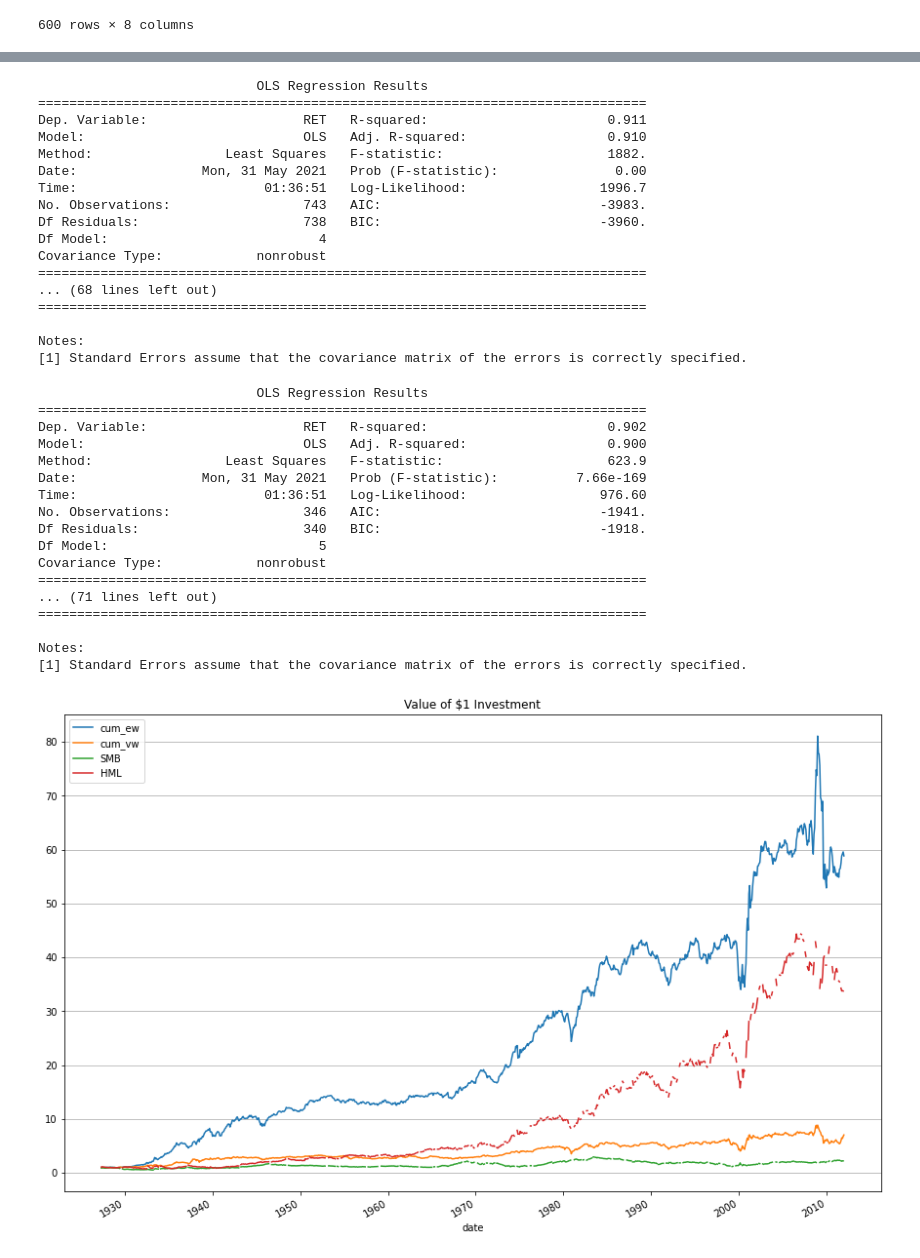
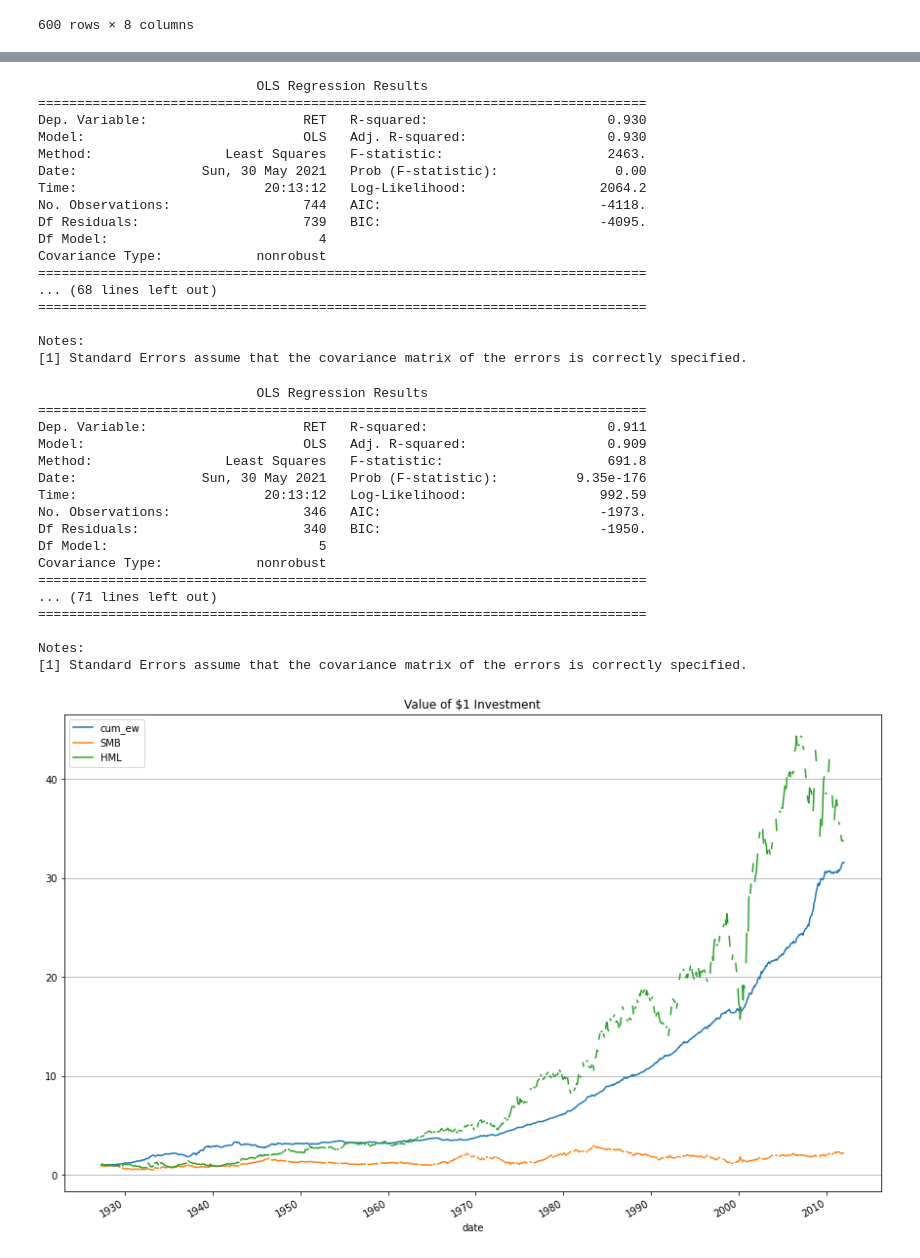
Before and after one commit to ptakchun/FINA4359-Project, a Jupyter notebook: table3.ipynb, the cells around one changed output, grey strips where cells are left out. Saved outputs shown, nothing was run; the diff lists cells and outputs as text; code cells hidden in the pictures.

```diff
--- a/table3.ipynb
+++ b/table3.ipynb
@@ -148,19 +147,12 @@ crsp_temp['lag_semi_annual_twl']=crsp_temp.groupby('CUSIP')['div_semi_annual'].s
 crsp_temp['lag_div_yr']=crsp_temp.groupby('CUSIP')['div_yr'].shift(12)
 
 g_mon = crsp_temp.groupby('CUSIP')['div_monthly']
+crsp_temp['lag_1']=g_mon.shift(1)
+crsp_temp['lag_4']=g_mon.shift(4)
+crsp_temp['lag_7']=g_mon.shift(7)
+crsp_temp['lag_10']=g_mon.shift(10)
 
-crsp_temp['lag_1']=g_mon.shift(1)
-crsp_temp['lag_2']=g_mon.shift(2)
-crsp_temp['lag_3']=g_mon.shift(3)
-crsp_temp['lag_4']=g_mon.shift(4)
-crsp_temp['lag_5']=g_mon.shift(5)
-crsp_temp['lag_6']=g_mon.shift(6)
-crsp_temp['lag_7']=g_mon.shift(7)
-crsp_temp['lag_8']=g_mon.shift(8)
-crsp_temp['lag_9']=g_mon.shift(9)
-crsp_temp['lag_10']=g_mon.shift(10)
-crsp_temp['lag_11']=g_mon.shift(11)
-crsp_temp['lag_12']=g_mon.shift(12)
+crsp_div_df['lag_month']=g_mon.shift(1)
 
 crsp_temp
 # %% [output]
@@ -180,19 +172,19 @@ crsp_temp
 2097733 rows × 44 columns
 # %%
 # Strategies 1: Long predicted dividend and short all other companies
-crsp_temp['long_stocks'] = (crsp_temp['lag_u_3'] | crsp_temp['lag_u_6'] | crsp_temp['lag_u_9'] | crsp_temp['lag_u_12'] | crsp_temp['lag_quarterly'] | crsp_temp['lag_semi_annual_six'] | crsp_temp['lag_semi_annual_twl'] | crsp_temp['lag_div_yr']) & (crsp_temp['PRC_t-1'] >=5) & (crsp_temp['freq_2']<='6')
+crsp_temp['long_stocks'] = (crsp_temp['lag_u_3'] | crsp_temp['lag_u_6'] | crsp_temp['lag_u_9'] | crsp_temp['lag_u_12'] | crsp_temp['lag_quarterly'] | crsp_temp['lag_semi_annual_six'] | crsp_temp['lag_semi_annual_twl'] | crsp_temp['lag_div_yr']) & (crsp_temp['PRC_t-1'] >=5)
 
 crsp_temp.RET = crsp_temp.RET.apply(lambda x: x if str(x)[-1].isdigit() else np.nan)
 crsp_temp['RET'] = crsp_temp['RET'].astype('float64')
 crsp_temp
 # crsp_temp['short_stocks'] = np.where(crsp_temp['long_stocks']==False,True,False)
-# crsp_temp['short_stocks'] =  (crsp_temp['long_stocks'] == False) & (crsp_temp['PRC_t-1'] >=5)
+crsp_temp['short_stocks'] = (crsp_temp['freq_2'] < '6') & (crsp_temp['long_stocks'] == False) & (crsp_temp['PRC_t-1'] >=5)
 
 # Strategies 2: Long predicted dividend and short all other dividend payers companies
-crsp_temp['short_stocks'] = ( crsp_temp['lag_u_1'] | crsp_temp['lag_u_2']  | crsp_temp['lag_u_4']  | crsp_temp['lag_u_5'] | crsp_temp['lag_u_7']  | crsp_temp['lag_u_8']  | crsp_temp['lag_u_10']  | crsp_temp['lag_u_11'] | crsp_temp['lag_1'] | crsp_temp['lag_2']  |  crsp_temp['lag_3'] | crsp_temp['lag_4']  | crsp_temp['lag_5']  |  crsp_temp['lag_6']  | crsp_temp['lag_7']  | crsp_temp['lag_8'] | crsp_temp['lag_9'] | crsp_temp['lag_10']  | crsp_temp['lag_11']  | crsp_temp['lag_12']  ) & (crsp_temp['freq_2'] <= '6') & (crsp_temp['PRC_t-1'] >=5) & (crsp_temp['long_stocks'] == False)
+# crsp_temp['short_stocks'] = (crsp_temp['lag_u_1'] ==True) | (crsp_temp['lag_u_2'] ==True) | ( crsp_temp['lag_u_4'] ==True ) | (crsp_temp['lag_u_5'] ==True ) | ( crsp_temp['lag_u_8'] ==True ) | (crsp_temp['lag_u_10'] ==True ) | (crsp_temp['lag_u_11'] ==True )| (crsp_div_df['lag_month']==True)
 
 # Strategies 3: Long predicted dividend and short all months occurring 1,4,7 or 10 months ago
-# crsp_temp['short_stocks'] = (crsp_temp['lag_1'] | crsp_temp['lag_4']  | crsp_temp['lag_7']  | crsp_temp['lag_10'] ) &  (crsp_temp['freq_2']<='6') & (crsp_temp['PRC_t-1'] >=5) & (crsp_temp['long_stocks'] == False)
+# crsp_temp['short_stocks'] = (crsp_temp['lag_1'] ==True) | (crsp_temp['lag_4'] ==True) | ( crsp_temp['lag_7'] ==True ) | (crsp_temp['lag_10'] ==True )
 # crsp_temp['short_stocks'].describe()
 # %%
 # crsp_temp['short_stocks'].groupby('date').sum()
@@ -217,23 +209,23 @@ def long_short_weights(group):
     group['long_weight'] = np.nan
     longs = group.loc[group['long_stocks'] == True]
     group.loc[group['long_stocks']==True, 'long_weight'] = longs['MCAP_t-1'].groupby('date').apply(lambda x: x/ x.sum())
-    # group['long_weight'] = group['long_weight'].groupby('CUSIP').shift(1)
+    group['long_weight'] = group['long_weight'].groupby('CUSIP').shift(1)
 
     group['short_weight'] = np.nan
     # fil_short = group['long_stocks'] == False
     fil_short = group.short_stocks
     shorts = group.loc[fil_short]
     group.loc[fil_short, 'short_weight'] = shorts['MCAP_t-1'].groupby('date').apply(lambda x: x/ x.sum())
-    # group['short_weight'] = group['short_weight'].groupby('CUSIP').shift(1)
+    group['short_weight'] = group['short_weight'].groupby('CUSIP').shift(1)
     return group
 
 def cal_return_vw(df):
 
     df['port_return_long_vw'] = df['RET'] * df['long_weight']
-    longport = df['port_return_long_vw'].groupby('date').sum()
+    longport = df['port_return_long_vw'].groupby('date').mean()
 
     df['port_return_short_vw'] = df['RET'] * df['short_weight']
-    shortport = df['port_return_short_vw'].groupby('date').sum()
+    shortport = df['port_return_short_vw'].groupby('date').mean()
 
     data=pd.merge(longport, shortport, on='date', suffixes=['_long', '_short'])
     data['longshort_vw'] = data.port_return_long_vw  - data.port_return_short_vw
@@ -552,13 +508,13 @@ print (
 # %% [output]
                             OLS Regression Results
 ==============================================================================
-Dep. Variable:                    RET   R-squared:                       0.911
-Model:                            OLS   Adj. R-squared:                  0.910
-Method:                 Least Squares   F-statistic:                     1882.
-Date:                Mon, 31 May 2021   Prob (F-statistic):               0.00
-Time:                        01:36:51   Log-Likelihood:                 1996.7
-No. Observations:                 743   AIC:                            -3983.
-Df Residuals:                     738   BIC:                            -3960.
+Dep. Variable:                    RET   R-squared:                       0.930
+Model:                            OLS   Adj. R-squared:                  0.930
+Method:                 Least Squares   F-statistic:                     2463.
+Date:                Sun, 30 May 2021   Prob (F-statistic):               0.00
+Time:                        20:13:12   Log-Likelihood:                 2064.2
+No. Observations:                 744   AIC:                            -4118.
+Df Residuals:                     739   BIC:                            -4095.
 Df Model:                           4
 Covariance Type:            nonrobust
 ==============================================================================
@@ -586,13 +542,13 @@ print (
 # %% [output]
                             OLS Regression Results
 ==============================================================================
-Dep. Variable:                    RET   R-squared:                       0.902
-Model:                            OLS   Adj. R-squared:                  0.900
-Method:                 Least Squares   F-statistic:                     623.9
-Date:                Mon, 31 May 2021   Prob (F-statistic):          7.66e-169
-Time:                        01:36:51   Log-Likelihood:                 976.60
-No. Observations:                 346   AIC:                            -1941.
-Df Residuals:                     340   BIC:                            -1918.
+Dep. Variable:                    RET   R-squared:                       0.911
+Model:                            OLS   Adj. R-squared:                  0.909
+Method:                 Least Squares   F-statistic:                     691.8
+Date:                Sun, 30 May 2021   Prob (F-statistic):          9.35e-176
+Time:                        20:13:12   Log-Likelihood:                 992.59
+No. Observations:                 346   AIC:                            -1973.
+Df Residuals:                     340   BIC:                            -1950.
 Df Model:                           5
 Covariance Type:            nonrobust
 ==============================================================================
@@ -604,22 +560,22 @@ Notes:
 # %%
 # Figure 1
 portfolios = pd.DataFrame()
 portfolios['cum_ew'] = (longshortport_eq['longshort_eq'] + 1).cumprod()
 # print(portfolios['cum_ew'])
 portfolios['cum_vw'] = (longshortport_vw['longshort_vw'] + 1).cumprod()
 portfolios['SMB']= (ff4['smb']+ 1).cumprod()
 portfolios['HML']= (ff4['hml']+ 1).cumprod()
 portfolios=portfolios.reset_index()
 portfolios
 # Within-companies Predicted Dividend Portfolio
 (
     portfolios
     .assign(date=pd.to_datetime(portfolios['date']))
     .assign(cum_ew=portfolios['cum_ew'])
-    .assign(cum_vw=portfolios['cum_vw'])
+    # .assign(cum_vw=portfolios['cum_vw'])
     .assign(SMB=portfolios['SMB'])
     .assign(HML=portfolios['HML'])
-    .plot(x='date', y=['cum_ew','cum_vw','SMB','HML'],figsize=(15,10),title='Value of $1 Investment').grid(axis='y')
+    .plot(x='date', y=['cum_ew','SMB','HML'],figsize=(15,10),title='Value of $1 Investment').grid(axis='y')
 )
 # %% [output]
-[figure, old version]
+[figure, new version]
```
Also changed, not shown: parts of 12 cells of this notebook.
